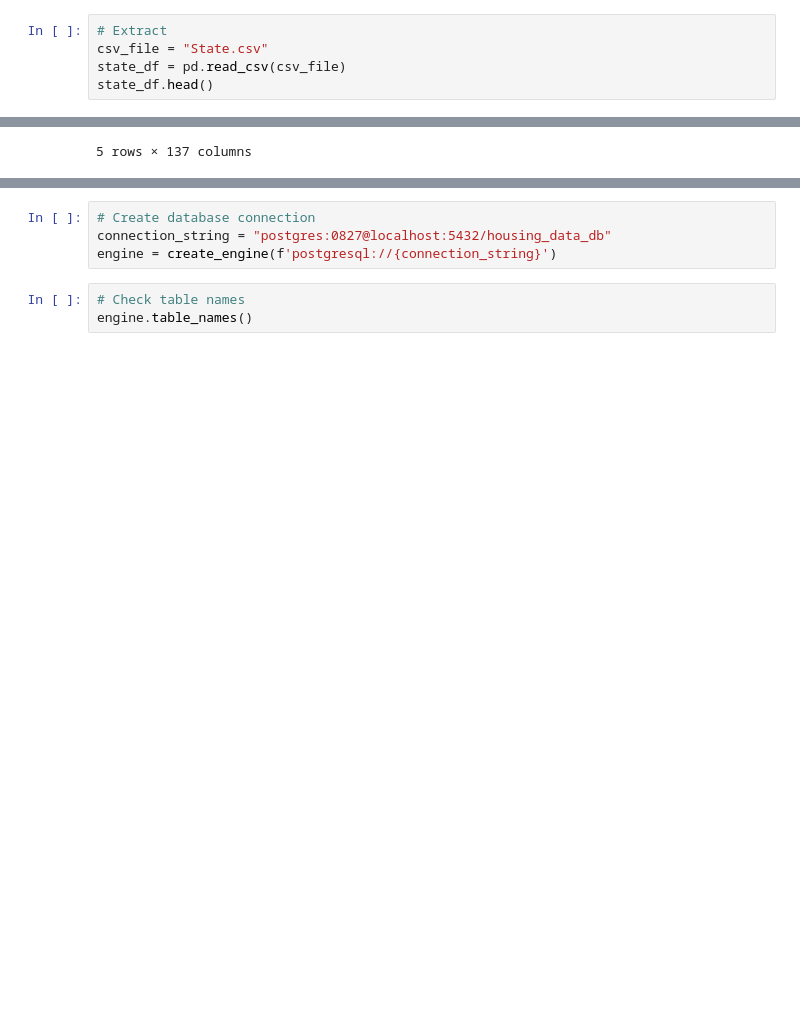
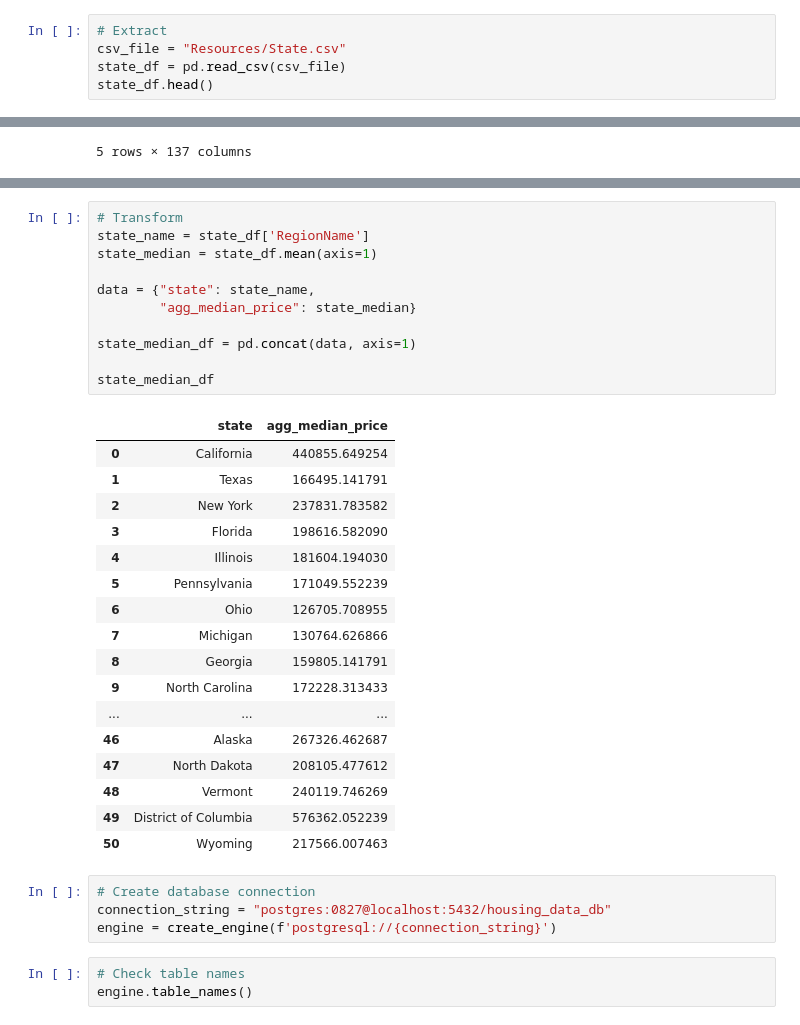
Before and after one commit to mitchvogel/Project-2, a Jupyter notebook: housing_database.ipynb, the cells around one changed output, grey strips where cells are left out. Drawn from its saved outputs; the diff is of its cells as text; blank space fills up the shorter version.

```diff
--- a/housing_database.ipynb
+++ b/housing_database.ipynb
@@ -36,6 +156,6 @@ city_transformed.head()
 # %%
 # Extract
-csv_file = "State.csv"
+csv_file = "Resources/State.csv"
 state_df = pd.read_csv(csv_file)
 state_df.head()
 # %% [output]
@@ -66,3 +306,32 @@ state_transformed.head()
+# %%
+# Transform
+state_name = state_df['RegionName']
+state_median = state_df.mean(axis=1)
+
+data = {"state": state_name,
+        "agg_median_price": state_median}
+
+state_median_df = pd.concat(data, axis=1)
+
+state_median_df
+# %% [output]
+|  | state | agg_median_price |
+| 0 | California | 440855.649254 |
+| 1 | Texas | 166495.141791 |
+| 2 | New York | 237831.783582 |
+| 3 | Florida | 198616.582090 |
+| 4 | Illinois | 181604.194030 |
+| 5 | Pennsylvania | 171049.552239 |
+| 6 | Ohio | 126705.708955 |
+| 7 | Michigan | 130764.626866 |
+| 8 | Georgia | 159805.141791 |
+| 9 | North Carolina | 172228.313433 |
+| ... | ... | ... |
+| 46 | Alaska | 267326.462687 |
+| 47 | North Dakota | 208105.477612 |
+| 48 | Vermont | 240119.746269 |
+| 49 | District of Columbia | 576362.052239 |
+| 50 | Wyoming | 217566.007463 |
 # %%
 # Create database connection
 connection_string = "postgres:0827@localhost:5432/housing_data_db"
```
Also changed, not shown: parts of 7 cells of this notebook, 3 other files.
